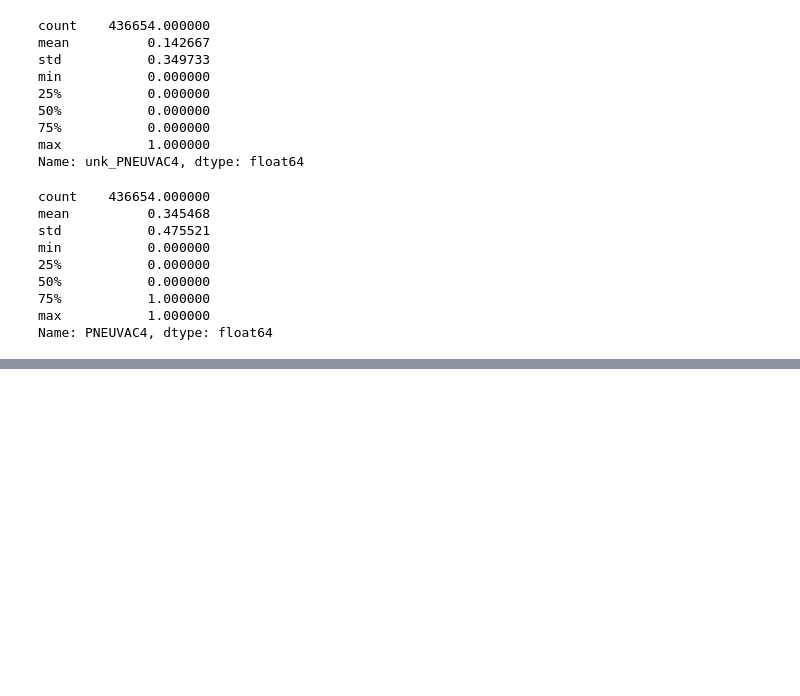
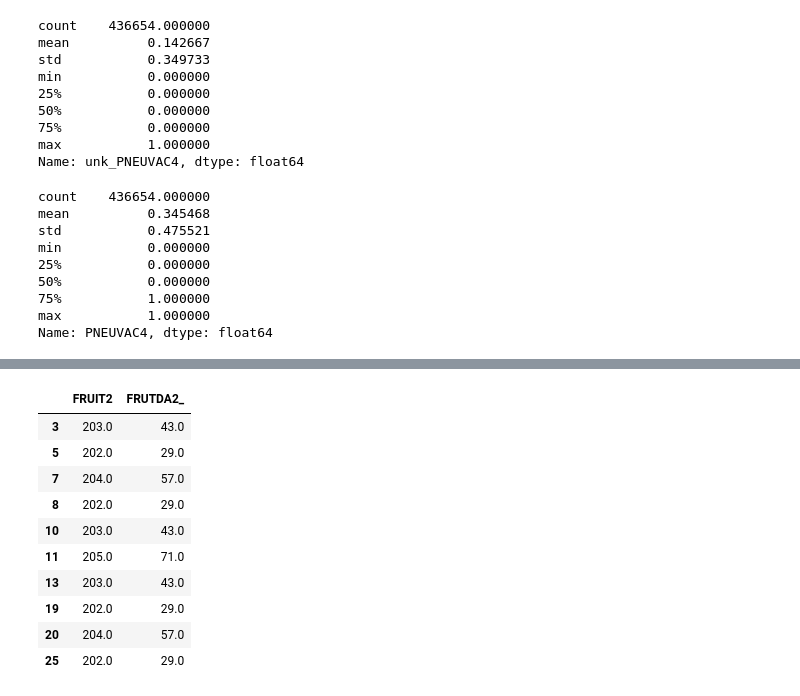
Before and after one commit to puhalskib/adv-p-health, a Jupyter notebook: data_clean.ipynb, the cells around one changed output, grey strips where cells are left out. Saved outputs shown, nothing was run; the diff lists cells and outputs as text; code cells hidden in the pictures; blank space fills up the shorter version.

```diff
--- a/data_clean.ipynb
+++ b/data_clean.ipynb
@@ -1476,0 +1369,14 @@ df['ALCDAY5'].describe()
+# %%
+df.loc[(df['FRUIT2'] < 300)&(df['FRUIT2'] > 199)][['FRUIT2','FRUTDA2_']].head(10)
+# %% [output]
+|  | FRUIT2 | FRUTDA2_ |
+| 3 | 203.0 | 43.0 |
+| 5 | 202.0 | 29.0 |
+| 7 | 204.0 | 57.0 |
+| 8 | 202.0 | 29.0 |
+| 10 | 203.0 | 43.0 |
+| 11 | 205.0 | 71.0 |
+| 13 | 203.0 | 43.0 |
+| 19 | 202.0 | 29.0 |
+| 20 | 204.0 | 57.0 |
+| 25 | 202.0 | 29.0 |
```
Also changed, not shown: parts of 36 cells of this notebook.
